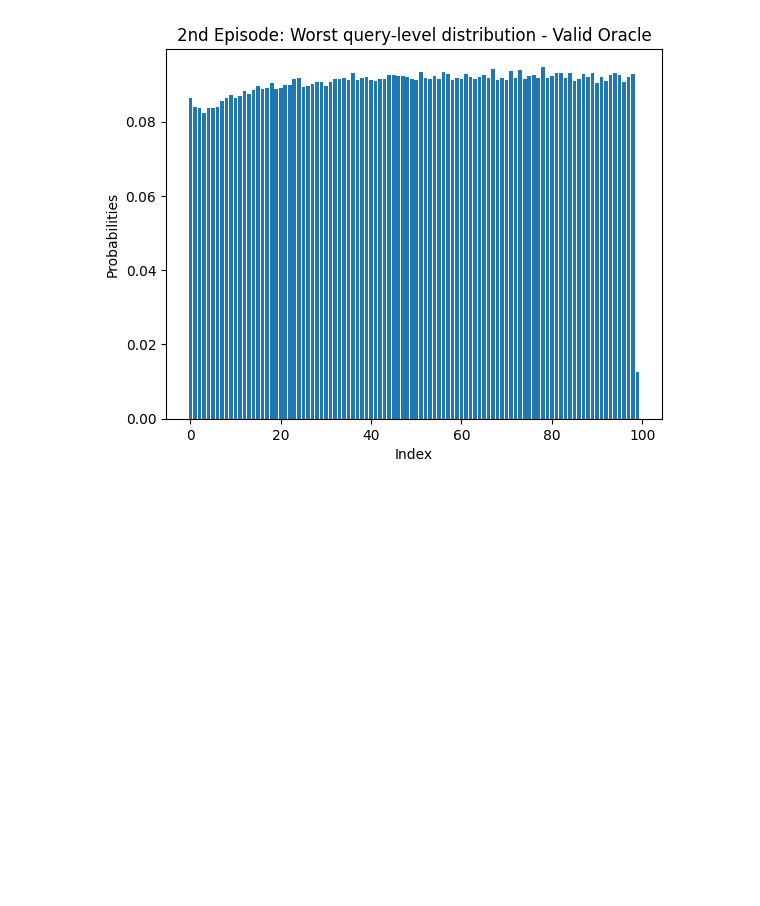
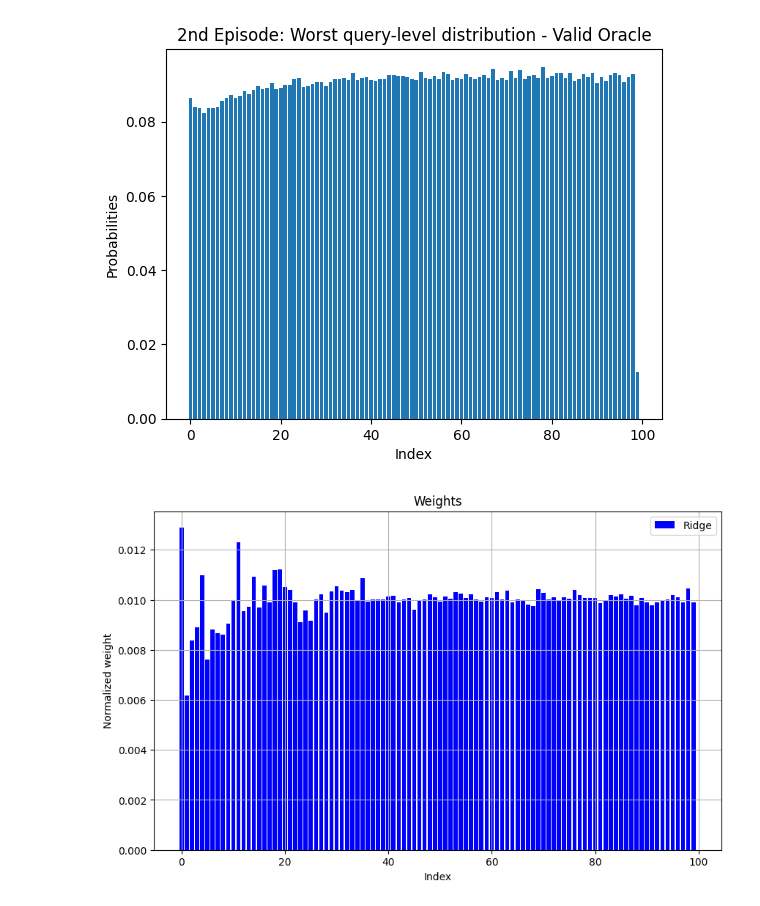
Before and after one commit to JMVCoelho/tevatron, a Jupyter notebook: plots.ipynb, the cells around one changed output. Saved outputs shown, nothing was run; the diff lists cells and outputs as text; code cells hidden in the pictures; blank space fills up the shorter version.

```diff
--- a/plots.ipynb
+++ b/plots.ipynb
@@ -1282,3 +1282,49 @@ plt.title('2nd Episode: Worst query-level distribution - Valid Oracle')
 plt.show()
 # %% [output]
 [figure]
+# %%
+import numpy as np
+import matplotlib.pyplot as plt
+
+scores = np.array([ 2.57178301e-01, -4.80913487e-01, -1.73313145e-01, -1.12717180e-01,
+  9.71200433e-02, -2.69683951e-01, -1.22039543e-01, -1.41175127e-01,
+ -1.45478097e-01, -9.83393749e-02,  0.00000000e+00,  2.09987556e-01,
+ -4.31046353e-02, -2.55130631e-02,  9.16265818e-02, -2.94384063e-02,
+  5.97276205e-02, -8.13953612e-03,  1.15090978e-01,  1.17093128e-01,
+  5.22466970e-02,  4.06619419e-02, -6.83944806e-03, -8.95326350e-02,
+ -3.89783311e-02, -8.40954784e-02,  4.58402716e-03,  2.33116740e-02,
+ -4.88776123e-02,  3.65705282e-02,  5.69578173e-02,  3.86414772e-02,
+  3.42938959e-02,  4.06102147e-02, -1.06166317e-04,  8.49828674e-02,
+ -4.26739666e-03,  4.63374455e-03,  3.97816252e-03,  3.36410181e-03,
+  1.73237728e-02,  1.89210131e-02, -8.68199847e-03,  3.83739380e-03,
+  1.03257400e-02, -3.67500671e-02, -2.41166475e-03,  5.00313361e-03,
+  2.43779230e-02,  1.41607136e-02, -4.39741861e-03,  1.65893341e-02,
+  8.25752003e-03,  3.43280091e-02,  2.68783081e-02,  1.06546894e-02,
+  2.49746663e-02,  3.51081426e-03, -3.83942217e-03,  1.19304600e-02,
+  1.05366570e-02,  3.27987255e-02,  3.68434838e-03,  3.87750395e-02,
+ -7.05381895e-03,  3.92387246e-03,  1.06512566e-03, -1.55605972e-02,
+ -2.16031662e-02,  4.55267943e-02,  3.18058208e-02,  5.36815072e-03,
+  1.20727472e-02, -2.67757730e-03,  1.21293570e-02,  5.98307433e-03,
+  4.12169188e-02,  2.22873689e-02,  9.04209889e-03,  1.02200167e-02,
+  1.02550468e-02, -9.78496832e-03, -4.62539040e-05,  2.11513554e-02,
+  1.54558677e-02,  2.52241649e-02,  8.50826410e-03,  1.77469899e-02,
+ -1.88763776e-02,  1.08316347e-02, -6.89669771e-03, -1.82119544e-02,
+ -6.43228746e-03, -8.53508340e-05,  4.35022620e-03,  2.07090728e-02,
+  1.37545267e-02, -7.37341110e-03,  4.76843675e-02, -8.62748707e-03])
+
+def stable_softmax(x):
+    exps = np.exp(x - np.max(x))
+    return exps / np.sum(exps)
+
+prob_dist = stable_softmax(scores)
+
+plt.figure(figsize=(10, 6))
+plt.bar(np.arange(len(prob_dist)), prob_dist, color='b', label='Ridge')
+plt.title('Weights')
+plt.xlabel('Index')
+plt.ylabel('Normalized weight')
+plt.legend()
+plt.grid(True)
+plt.show()
+# %% [output]
+[figure, added]
```
Also changed, not shown: parts of 14 cells of this notebook, 54 other files.
